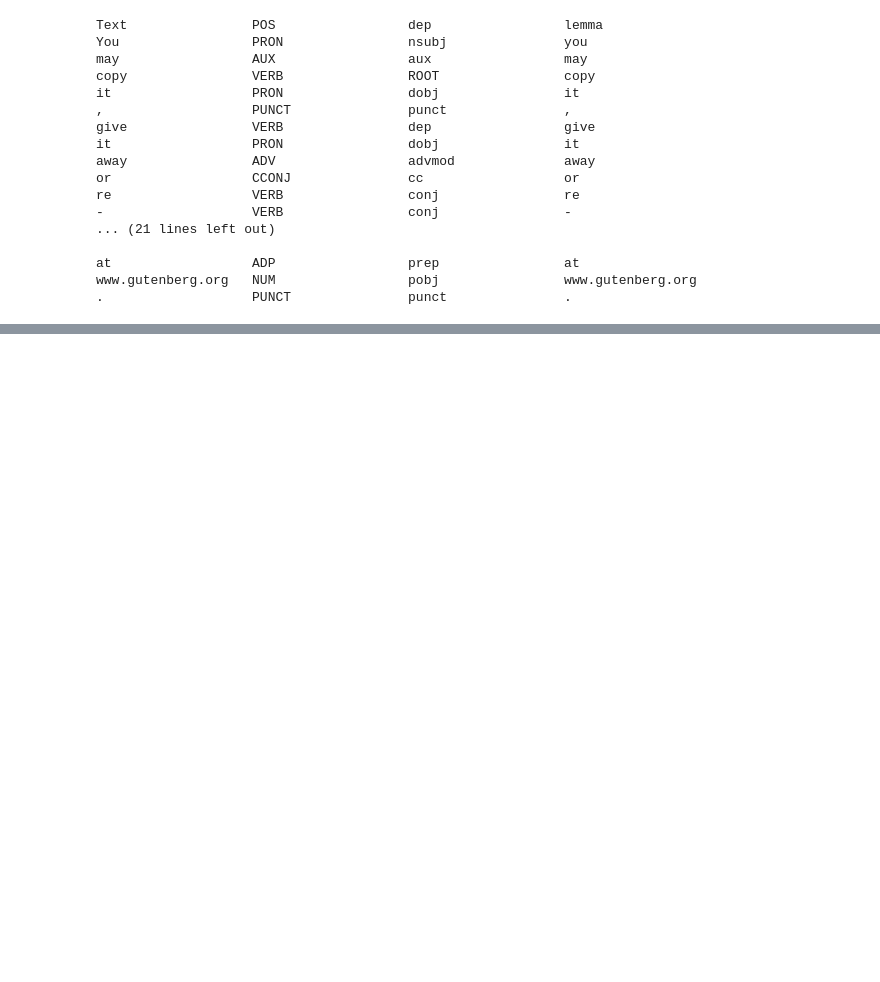
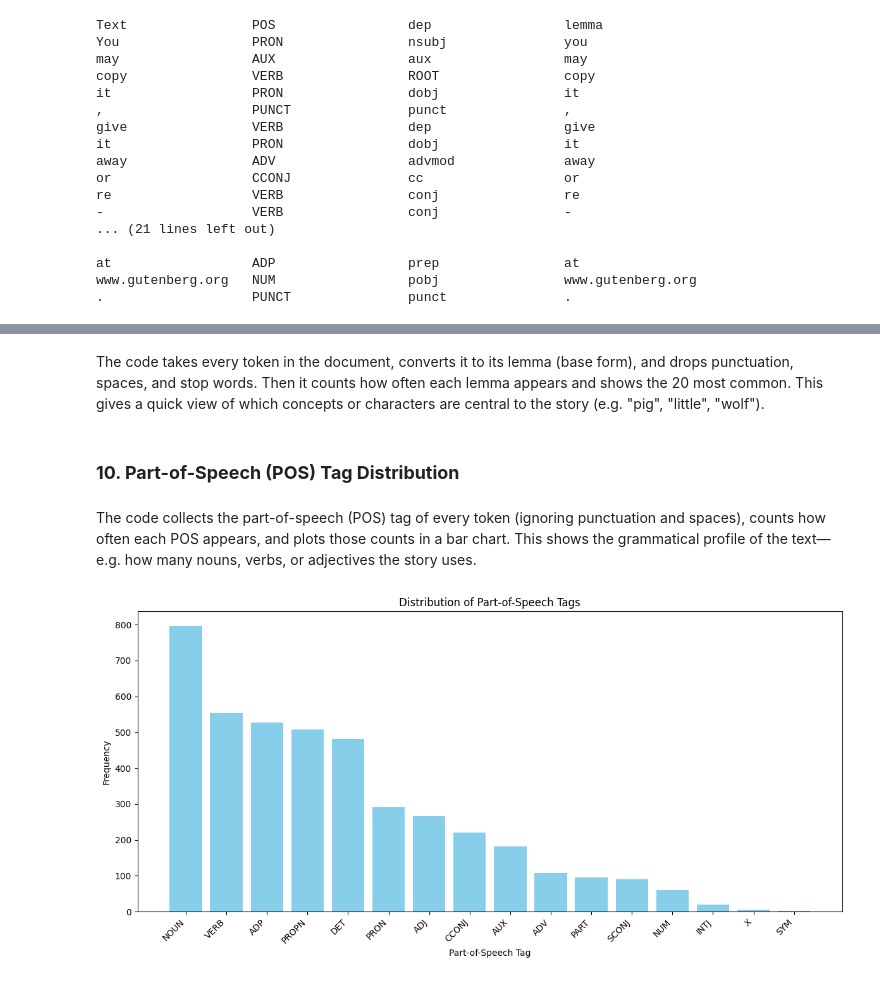
Before and after one commit to Carlos-SD/NLP, a Jupyter notebook: 1-Sesion-activity/6-Practice-NLP-Basics.ipynb, the cells around one changed output, grey strips where cells are left out. Cells and saved outputs as stored; diff of their text form; code cells hidden in the pictures; blank space fills up the shorter version.

```diff
--- a/1-Sesion-activity/6-Practice-NLP-Basics.ipynb
+++ b/1-Sesion-activity/6-Practice-NLP-Basics.ipynb
@@ -97,11 +115,16 @@ print("{:20}{:20}{:20}".format("Text", "Label", "Explanation"))
 for i in range(10, 16): # Iterate from sentence 10 to 15 (inclusive)
     current_sentence = sentences[i]
     print(f'Original sentence ({i}):', current_sentence.text, '\n')
+    print("{:20}{:20}{:20}{:20}".format("Token Text", "POS", "dep", "lemma"))
+    for token in current_sentence:
+        print(f"{token.text:{20}}{token.pos_:{20}}{token.dep_:{20}}{token.lemma_:{20}}")
+    print('\n') # Separator between token details and entity details
     if current_sentence.ents:
+        print("Named Entities:")
         for ent in current_sentence.ents:
             print(f"{ent.text:{20}}{ent.label_:{20}}{spacy.explain(ent.label_):{20}}")
     else:
-        print("No named entities found in this sentence.\n")
+        print("No named entities found in this sentence.")
     print("-" * 60) # Separator for readability between sentences
 # %% [output]
 Text                Label               Explanation
@@ -126,3 +174,0 @@ found_matches
-# %%
-start, end = found_matches[0][1:]
-doc[start-9:end+13]
@@ -131,0 +175,6 @@ Pig, there is a Fair in the Town this afternoon: will you
+# %%
+print("Found matches:")
+for match_id, start, end in found_matches:
+    span = doc[start:end]  # Get the matched span
+    pattern_name = nlp.vocab.strings[match_id]
+    print(f"{pattern_name} -> {span.text}")
@@ -135,5 +204,10 @@ Pig, there is a Fair in the Town this afternoon: will you
 for sentence in sentences:
     for _, start, end in found_matches:
         if sentence.start <= start and sentence.end >= end:
-            print(sentence.text, '\n')
+            print(f'Sentence: {sentence.text}\n')
+            print("{:20}{:20}{:20}{:20}".format("Text", "POS", "dep", "lemma"))
+            for token in sentence:
+                print(f"{token.text:{20}}{token.pos_:{20}}{token.dep_:{20}}{token.lemma_:{20}}")
+            print("-" * 60) # Separator for readability between sentences
+            print('\n') # Add an extra newline for better separation between sentences and their token details
 # %% [output]
@@ -156,0 +266,29 @@ Overall, working with “The Three Little Pigs” made the ideas concrete: we we
+# %% [markdown]
+The code takes every token in the document, converts it to its lemma (base form), and drops punctuation, spaces, and stop words. Then it counts how often each lemma appears and shows the 20 most common. This gives a quick view of which concepts or characters are central to the story (e.g. "pig", "little", "wolf").
+# %% [markdown]
+### **10. Part-of-Speech (POS) Tag Distribution**
+# %% [markdown]
+The code collects the part-of-speech (POS) tag of every token (ignoring punctuation and spaces), counts how often each POS appears, and plots those counts in a bar chart. This shows the grammatical profile of the text—e.g. how many nouns, verbs, or adjectives the story uses.
+# %%
+import matplotlib.pyplot as plt
+
+# Get all POS tags
+pos_tags = [token.pos_ for token in doc if not token.is_punct and not token.is_space]
+
+# Count the frequency of each POS tag
+pos_counts = Counter(pos_tags)
+sorted_pos_counts = sorted(pos_counts.items(), key=lambda item: item[1], reverse=True)
+labels = [item[0] for item in sorted_pos_counts]
+counts = [item[1] for item in sorted_pos_counts]
+
+# Plotting the POS tag distribution
+plt.figure(figsize=(12, 6))
+plt.bar(labels, counts, color='skyblue')
+plt.xlabel('Part-of-Speech Tag')
+plt.ylabel('Frequency')
+plt.title('Distribution of Part-of-Speech Tags')
+plt.xticks(rotation=45, ha='right')
+plt.tight_layout()
+plt.show()
+# %% [output]
+[figure, added]
```
Also changed, not shown: parts of 26 cells of this notebook, 1 other file.
